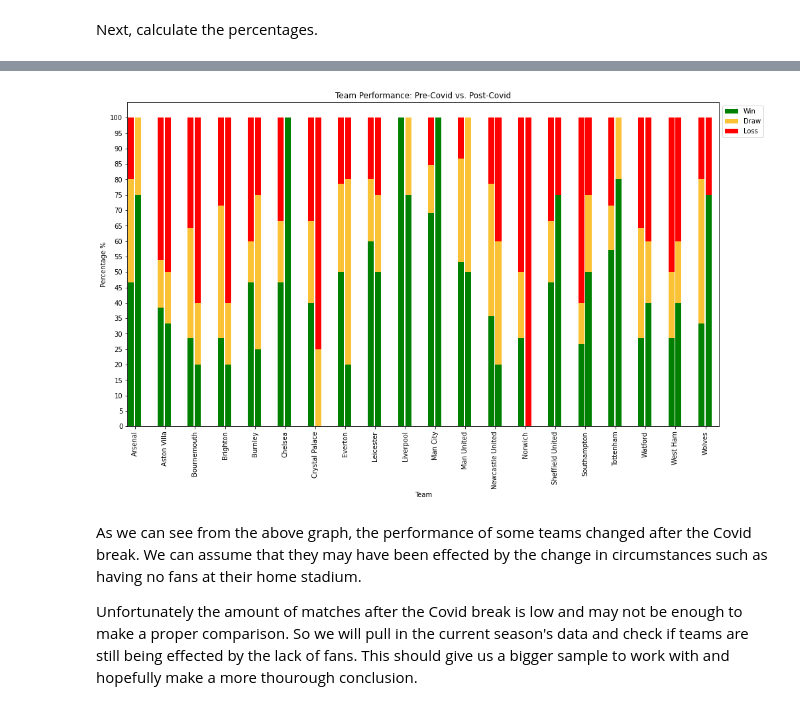
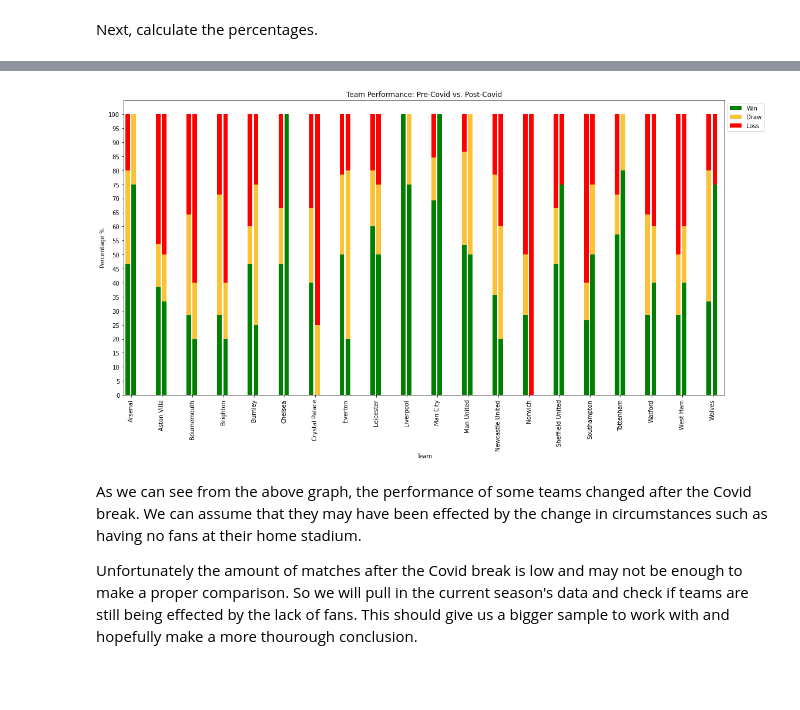
Before and after one commit to CharlesPeterMcCarthy/english-premier-league-2019-2020-statistical-analysis, a Jupyter notebook: epl-2019-2020.ipynb, the cells around one changed output, grey strips where cells are left out. Saved outputs shown, nothing was run; the diff lists cells and outputs as text; code cells hidden in the pictures; blank space fills up the shorter version.

```diff
--- a/epl-2019-2020.ipynb
+++ b/epl-2019-2020.ipynb
@@ -2197,24 +2198,26 @@ plt.show()
 # %%
 ind = np.arange(20)
 plt.rcParams['figure.figsize'] = [16, 9]
 cmap = mpl.colors.ListedColormap(['green', '#fac234', 'red'])
 
 fig, ax = plt.subplots()
-home_result_counts[['pre_covid_win_percentage', 'pre_covid_draw_percentage', 'pre_covid_loss_percentage']].plot.bar(stacked=True, width=0.2, position=1.2, colormap=cmap, ax=ax)
-home_result_counts[['post_covid_win_percentage', 'post_covid_draw_percentage', 'post_covid_loss_percentage']].plot.bar(stacked=True, width=0.2, position=0, colormap=cmap, ax=ax)
+home_result_counts[['pre_covid_win_percentage', 'pre_covid_draw_percentage', 'pre_covid_loss_percentage']].plot.bar(stacked=True, width=0.15, position=1.3, colormap=cmap, ax=ax)
+home_result_counts[['post_covid_win_percentage', 'post_covid_draw_percentage', 'post_covid_loss_percentage']].plot.bar(stacked=True, width=0.15, position=0, colormap=cmap, ax=ax)
 
 plt.ylabel('Percentage %')
 plt.xlabel('Team')
 plt.title('Team Performance: Pre-Covid vs. Post-Covid')
 plt.xticks(ind, unique_teams, rotation=90)
 plt.yticks(np.arange(0, 101, 5))
 plt.legend(('Win', 'Draw', 'Loss'), bbox_to_anchor=(1, 1))
 # plt.margins(0.01)
 # plt.margins(0.1, None)
+plt.tight_layout()
 
+plt.savefig('home-result-counts.png')
 plt.show()
 # %% [output]
-[figure, old version]
+[figure, new version]
 # %% [markdown]
 As we can see from the above graph, the performance of some teams changed after the Covid break. We can assume that they may have been effected by the change in circumstances such as having no fans at their home stadium.
 
```
Also changed, not shown: parts of 27 cells of this notebook.
